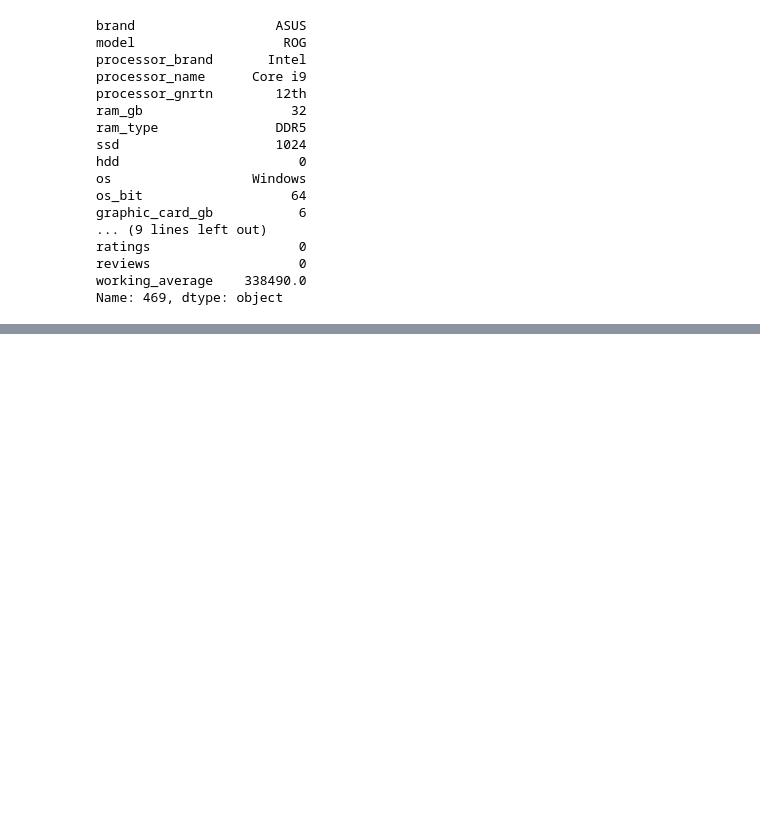
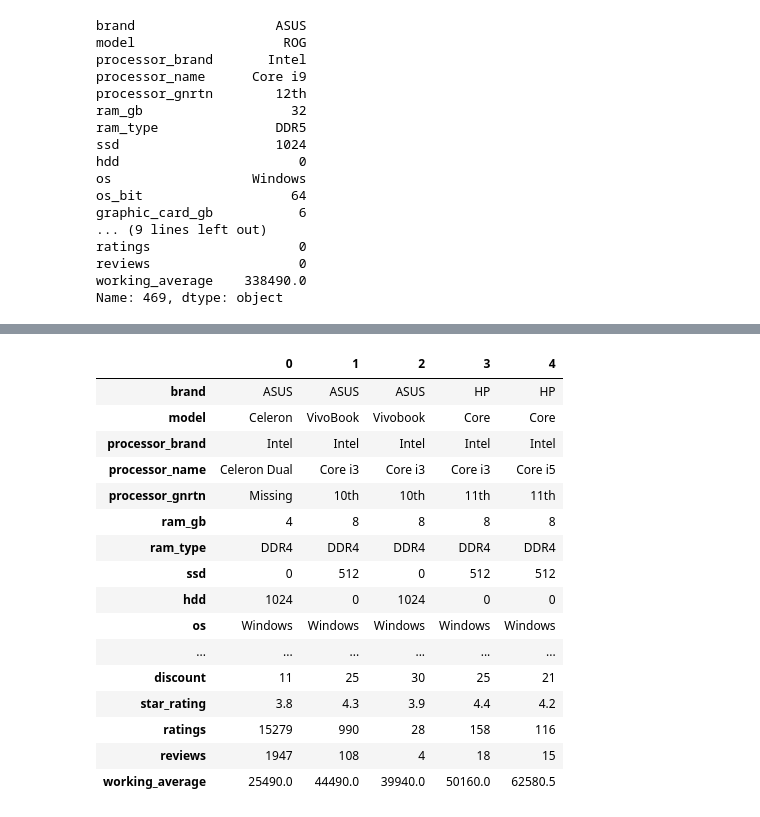
Before and after one commit to laptop-project/data, a Jupyter notebook: cleaned_laptop_workbook.ipynb, the cells around one changed output, grey strips where cells are left out. Saved outputs shown, nothing was run; the diff lists cells and outputs as text; code cells hidden in the pictures; blank space fills up the shorter version.

```diff
--- a/cleaned_laptop_workbook.ipynb
+++ b/cleaned_laptop_workbook.ipynb
@@ -155,0 +181,22 @@ We are starting with businesses
+# %%
+slab = df.head().T
+slab
+#slab will be the shorthand to bring a small slice of the table into the mix
+# %% [output]
+|  | 0 | 1 | 2 | 3 | 4 |
+| brand | ASUS | ASUS | ASUS | HP | HP |
+| model | Celeron | VivoBook | Vivobook | Core | Core |
+| processor_brand | Intel | Intel | Intel | Intel | Intel |
+| processor_name | Celeron Dual | Core i3 | Core i3 | Core i3 | Core i5 |
+| processor_gnrtn | Missing | 10th | 10th | 11th | 11th |
+| ram_gb | 4 | 8 | 8 | 8 | 8 |
+| ram_type | DDR4 | DDR4 | DDR4 | DDR4 | DDR4 |
+| ssd | 0 | 512 | 0 | 512 | 512 |
+| hdd | 1024 | 0 | 1024 | 0 | 0 |
+| os | Windows | Windows | Windows | Windows | Windows |
+| ... | ... | ... | ... | ... | ... |
+| discount | 11 | 25 | 30 | 25 | 21 |
+| star_rating | 3.8 | 4.3 | 3.9 | 4.4 | 4.2 |
+| ratings | 15279 | 990 | 28 | 158 | 116 |
+| reviews | 1947 | 108 | 4 | 18 | 15 |
+| working_average | 25490.0 | 44490.0 | 39940.0 | 50160.0 | 62580.5 |
```
Also changed, not shown: parts of 10 cells of this notebook.
